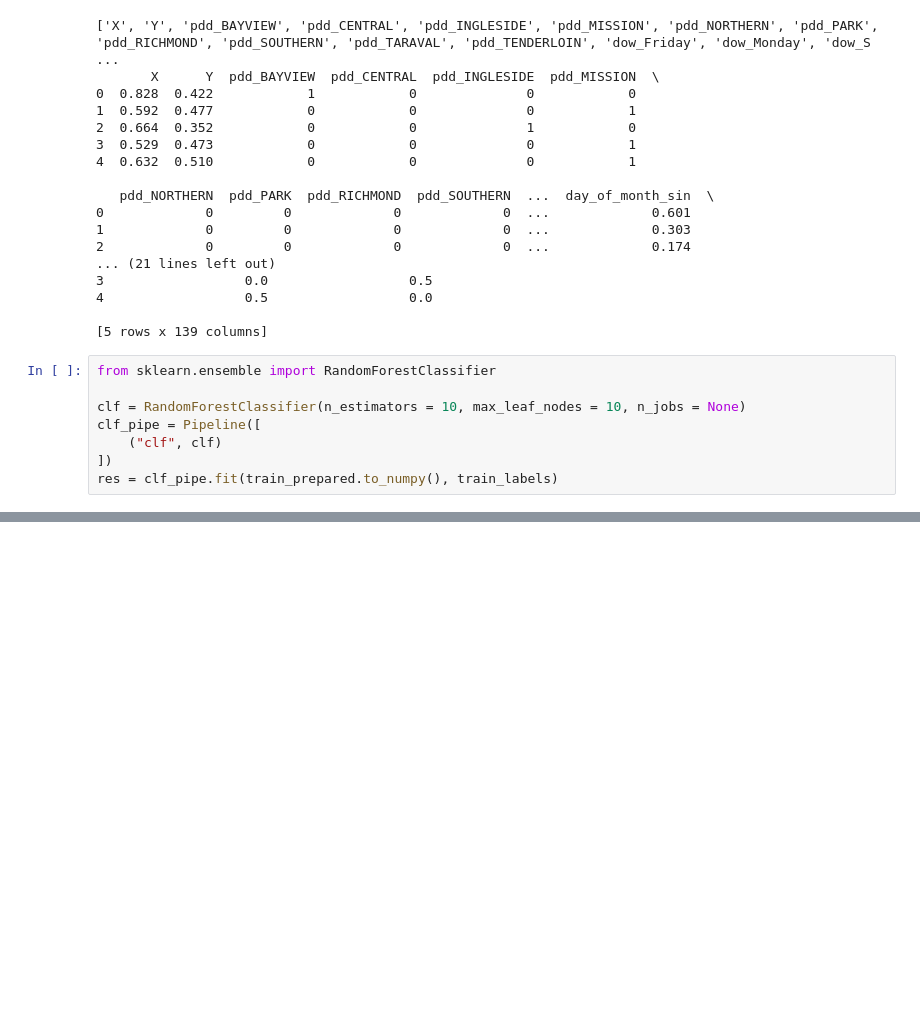
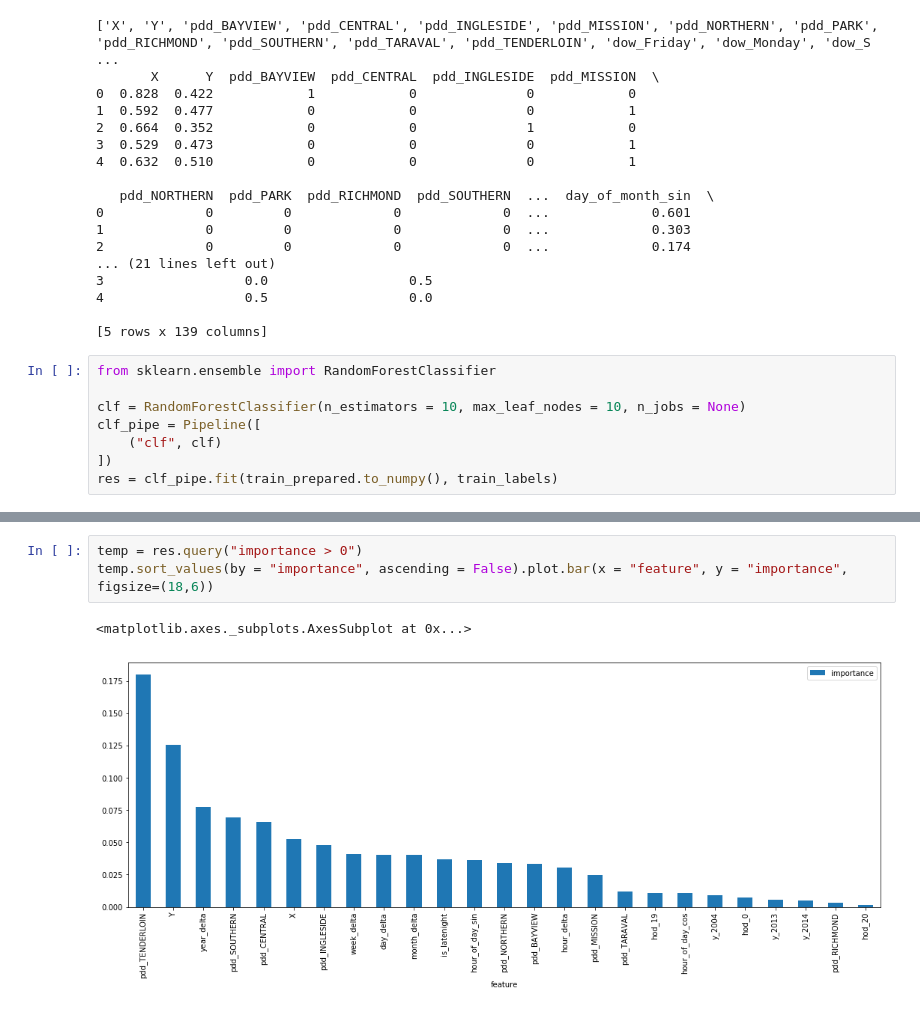
Before and after one commit to ucbiyyq/ucbiyyq-w207re-final-proj, a Jupyter notebook: notebooks/1.0-yyq-scratch-pipes-better.ipynb, the cells around one changed output, grey strips where cells are left out. Drawn from its saved outputs; the diff is of its cells as text; blank space fills up the shorter version.

```diff
--- a/notebooks/1.0-yyq-scratch-pipes-better.ipynb
+++ b/notebooks/1.0-yyq-scratch-pipes-better.ipynb
@@ -404,0 +433,6 @@ res.sort_values(by = "importance", ascending = False)
+# %%
+temp = res.query("importance > 0")
+temp.sort_values(by = "importance", ascending = False).plot.bar(x = "feature", y = "importance", figsize=(18,6))
+# %% [output]
+<matplotlib.axes._subplots.AxesSubplot at 0x...>
+[figure, added]
```
Also changed, not shown: parts of 4 cells of this notebook.
